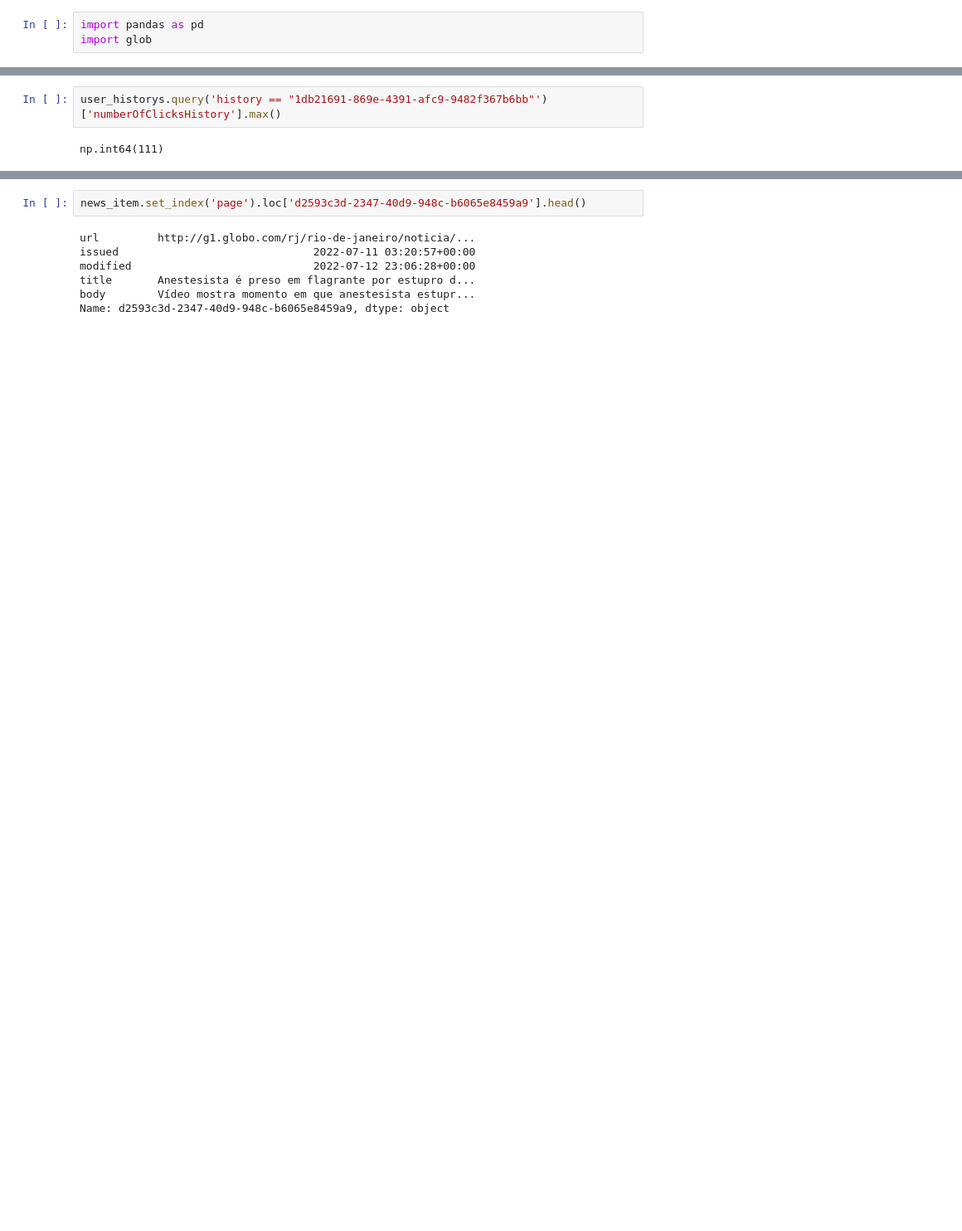
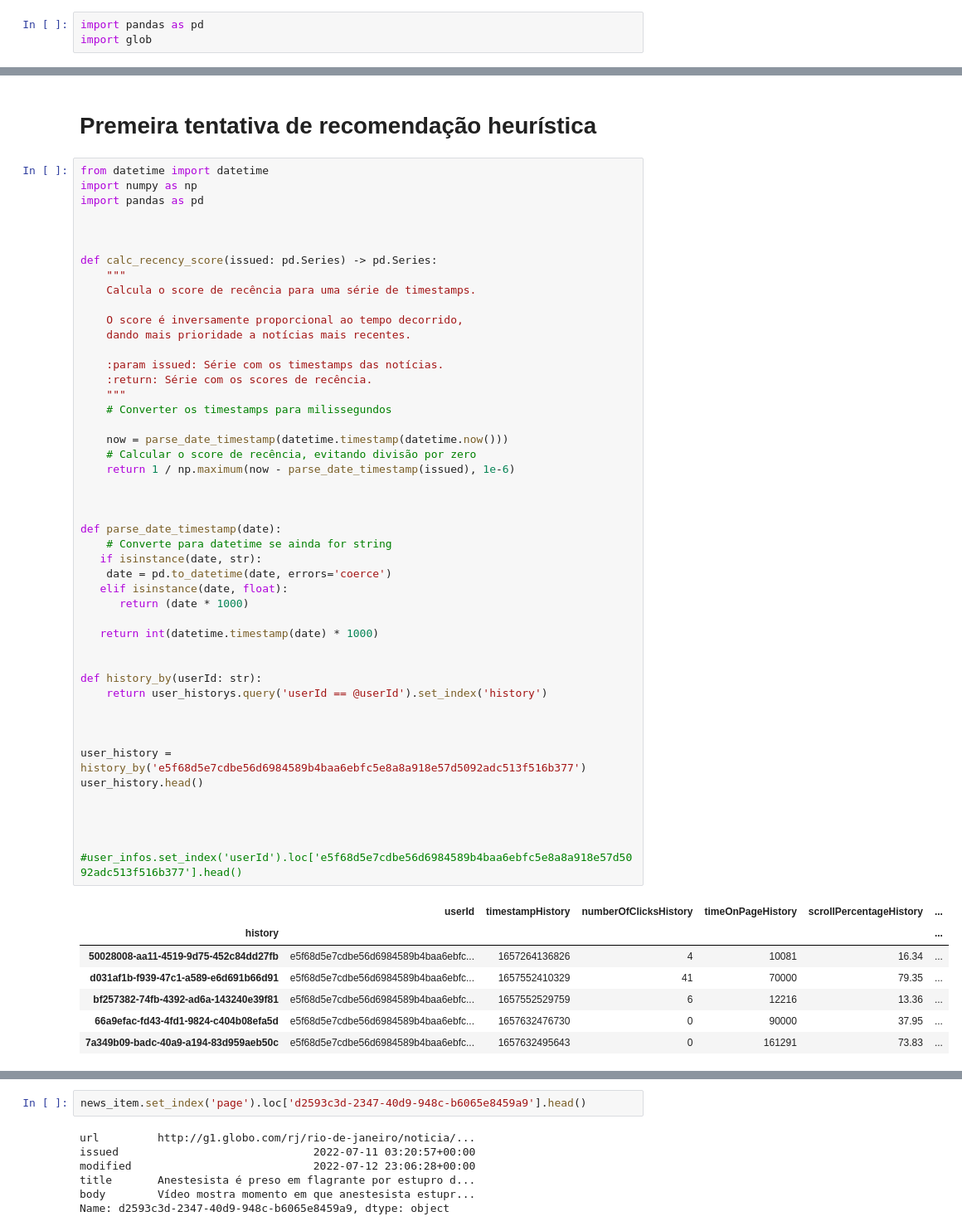
Before and after one commit to pedro21900/fase_5_datathon, a Jupyter notebook: notebooks/analisando_dados.ipynb, the cells around one changed output, grey strips where cells are left out. Shown: that part at 83% size. Cells and saved outputs as stored; diff of their text form; blank space fills up the shorter version.

```diff
--- a/notebooks/analisando_dados.ipynb
+++ b/notebooks/analisando_dados.ipynb
@@ -26,7 +90,60 @@ news_item.head()
 | 2 | 61e07f64-cddf-46f2-b50c-ea0a39c22050 | http://g1.globo.com/mundo/noticia... | 2022-07-08 08:55:52+00:00 | 2023-04-15 04:25:39+00:00 | Ex-premiê Shinzo Abe morre após s... | Novo vídeo mostra que assassino d... | Ex-primeiro-ministro foi atingido... |
 | 3 | 30e2e6c5-554a-48ed-a35f-6c6691c8ac9b | http://g1.globo.com/politica/noti... | 2021-09-09 19:06:46+00:00 | 2023-06-07 17:44:54+00:00 | Relator no STF, Fachin vota contr... | Relator no STF, Fachin vota contr... | Ministro defendeu que posse indíg... |
 | 4 | 9dff71eb-b681-40c7-ac8d-68017ac36675 | http://g1.globo.com/politica/noti... | 2021-09-15 19:16:13+00:00 | 2023-06-07 17:43:39+00:00 | \nApós 2 votos, pedido de vista s... | Após um pedido de vista (mais tem... | Pelo marco temporal, índios só po... |
-# %%
-user_historys.query('history == "1db21691-869e-4391-afc9-9482f367b6bb"')['numberOfClicksHistory'].max()
-# %% [output]
-np.int64(111)
+# %% [markdown]
+# Premeira tentativa de recomendação heurística
+# %%
+from datetime import datetime
+import numpy as np
+import pandas as pd
+
+
+
+def calc_recency_score(issued: pd.Series) -> pd.Series:
+    """
+    Calcula o score de recência para uma série de timestamps.
+
+    O score é inversamente proporcional ao tempo decorrido,
+    dando mais prioridade a notícias mais recentes.
+
+    :param issued: Série com os timestamps das notícias.
+    :return: Série com os scores de recência.
+    """
+    # Converter os timestamps para milissegundos
+
+    now = parse_date_timestamp(datetime.timestamp(datetime.now()))
+    # Calcular o score de recência, evitando divisão por zero
+    return 1 / np.maximum(now - parse_date_timestamp(issued), 1e-6)
+
+
+
+def parse_date_timestamp(date):
+    # Converte para datetime se ainda for string
+   if isinstance(date, str):
+    date = pd.to_datetime(date, errors='coerce')
+   elif isinstance(date, float):
+      return (date * 1000)
+
+   return int(datetime.timestamp(date) * 1000)
+
+
+def history_by(userId: str):
+    return user_historys.query('userId == @userId').set_index('history')
+
+
+
+user_history = history_by('e5f68d5e7cdbe56d6984589b4baa6ebfc5e8a8a918e57d5092adc513f516b377')
+user_history.head()
+
+
+
+
+#user_infos.set_index('userId').loc['e5f68d5e7cdbe56d6984589b4baa6ebfc5e8a8a918e57d5092adc513f516b377'].head()
+# %% [output]
+|  | userId | timestampHistory | numberOfClicksHistory | timeOnPageHistory | scrollPercentageHistory | ... |
+| history |  |  |  |  |  | ... |
+| 50028008-aa11-4519-9d75-452c84dd27fb | e5f68d5e7cdbe56d6984589b4baa6ebfc... | 1657264136826 | 4 | 10081 | 16.34 | ... |
+| d031af1b-f939-47c1-a589-e6d691b66d91 | e5f68d5e7cdbe56d6984589b4baa6ebfc... | 1657552410329 | 41 | 70000 | 79.35 | ... |
+| bf257382-74fb-4392-ad6a-143240e39f81 | e5f68d5e7cdbe56d6984589b4baa6ebfc... | 1657552529759 | 6 | 12216 | 13.36 | ... |
+| 66a9efac-fd43-4fd1-9824-c404b08efa5d | e5f68d5e7cdbe56d6984589b4baa6ebfc... | 1657632476730 | 0 | 90000 | 37.95 | ... |
+| 7a349b09-badc-40a9-a194-83d959aeb50c | e5f68d5e7cdbe56d6984589b4baa6ebfc... | 1657632495643 | 0 | 161291 | 73.83 | ... |
```
Also changed, not shown: parts of 9 cells of this notebook, 1 other file.
